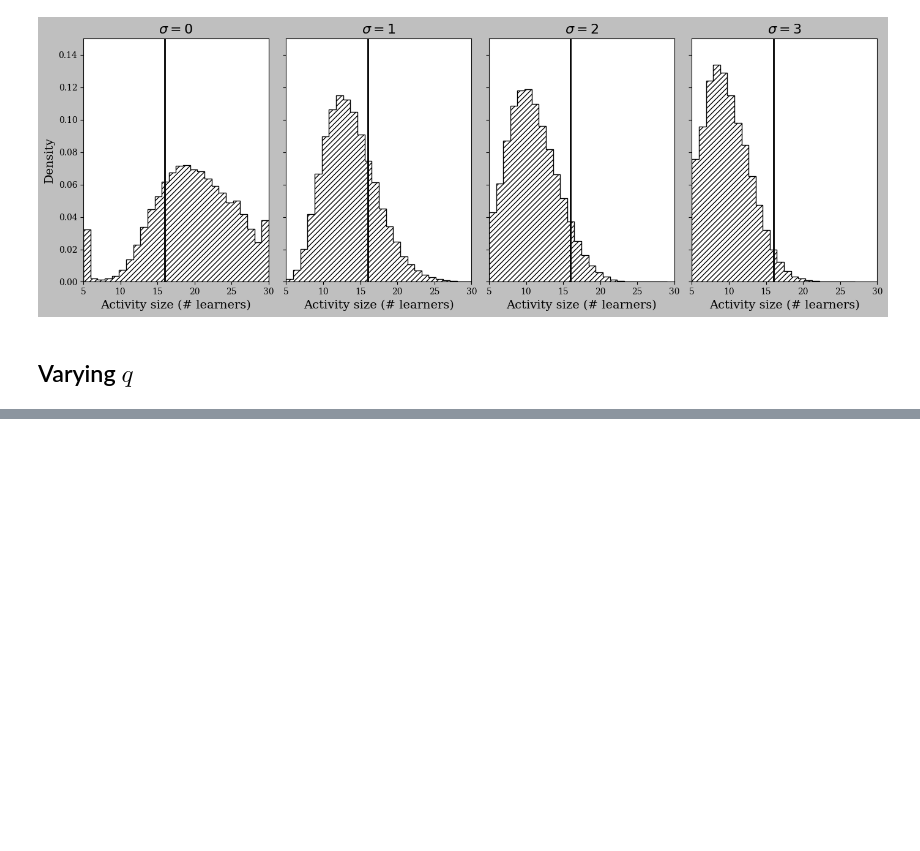
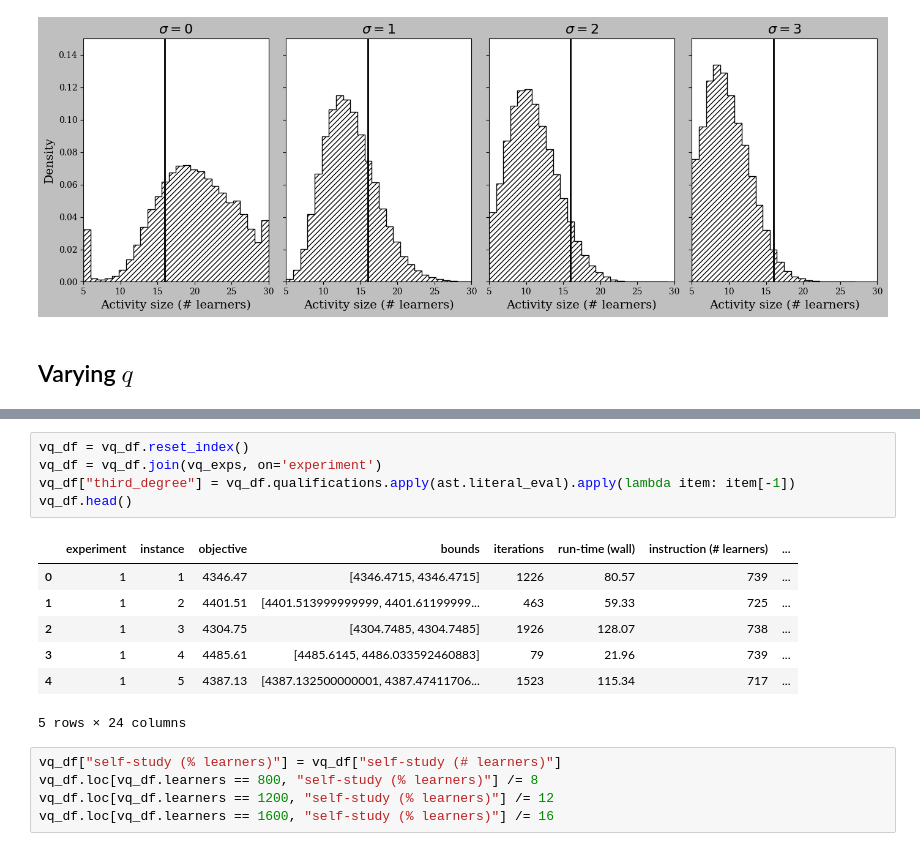
Before and after one commit to N-Wouda/PL-Hourly-Heuristic, a Jupyter notebook: managerial_insight.ipynb, the cells around one changed output, grey strips where cells are left out. Cells and saved outputs as stored; diff of their text form; blank space fills up the shorter version.

```diff
--- a/managerial_insight.ipynb
+++ b/managerial_insight.ipynb
@@ -301,0 +324,18 @@ Progress 3; pct above split: 2.49%
+# %%
+vq_df = vq_df.reset_index()
+vq_df = vq_df.join(vq_exps, on='experiment')
+vq_df["third_degree"] = vq_df.qualifications.apply(ast.literal_eval).apply(lambda item: item[-1])
+vq_df.head()
+# %% [output]
+|  | experiment | instance | objective | bounds | iterations | run-time (wall) | instruction (# learners) | ... |
+| 0 | 1 | 1 | 4346.47 | [4346.4715, 4346.4715] | 1226 | 80.57 | 739 | ... |
+| 1 | 1 | 2 | 4401.51 | [4401.513999999999, 4401.61199999... | 463 | 59.33 | 725 | ... |
+| 2 | 1 | 3 | 4304.75 | [4304.7485, 4304.7485] | 1926 | 128.07 | 738 | ... |
+| 3 | 1 | 4 | 4485.61 | [4485.6145, 4486.033592460883] | 79 | 21.96 | 739 | ... |
+| 4 | 1 | 5 | 4387.13 | [4387.132500000001, 4387.47411706... | 1523 | 115.34 | 717 | ... |
+5 rows × 24 columns
+# %%
+vq_df["self-study (% learners)"] = vq_df["self-study (# learners)"]
+vq_df.loc[vq_df.learners == 800, "self-study (% learners)"] /= 8
+vq_df.loc[vq_df.learners == 1200, "self-study (% learners)"] /= 12
+vq_df.loc[vq_df.learners == 1600, "self-study (% learners)"] /= 16
```
Also changed, not shown: parts of 4 cells of this notebook, 1 other file.
